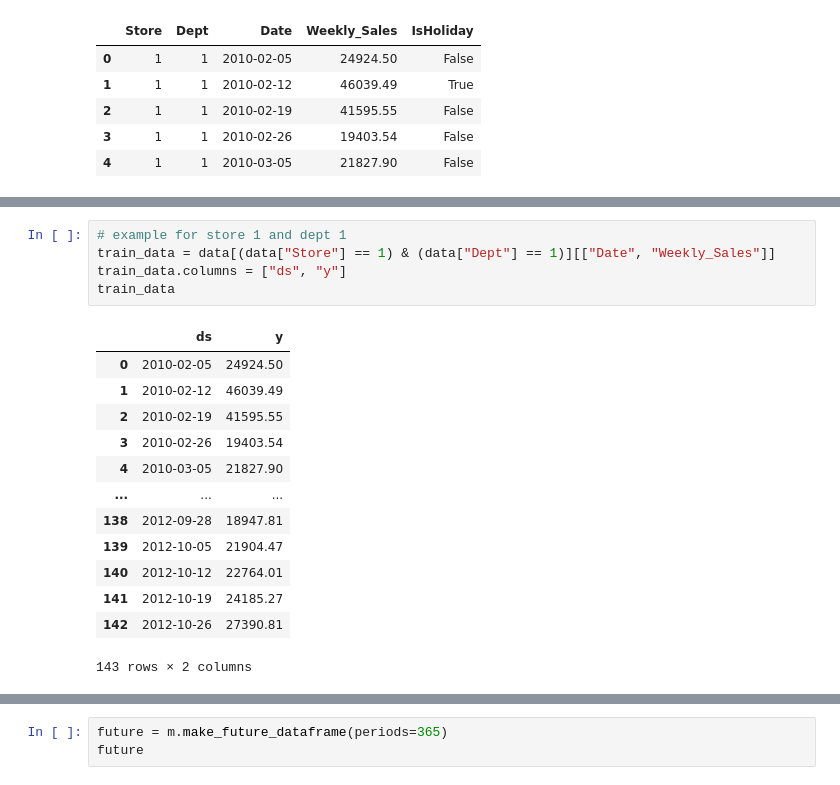
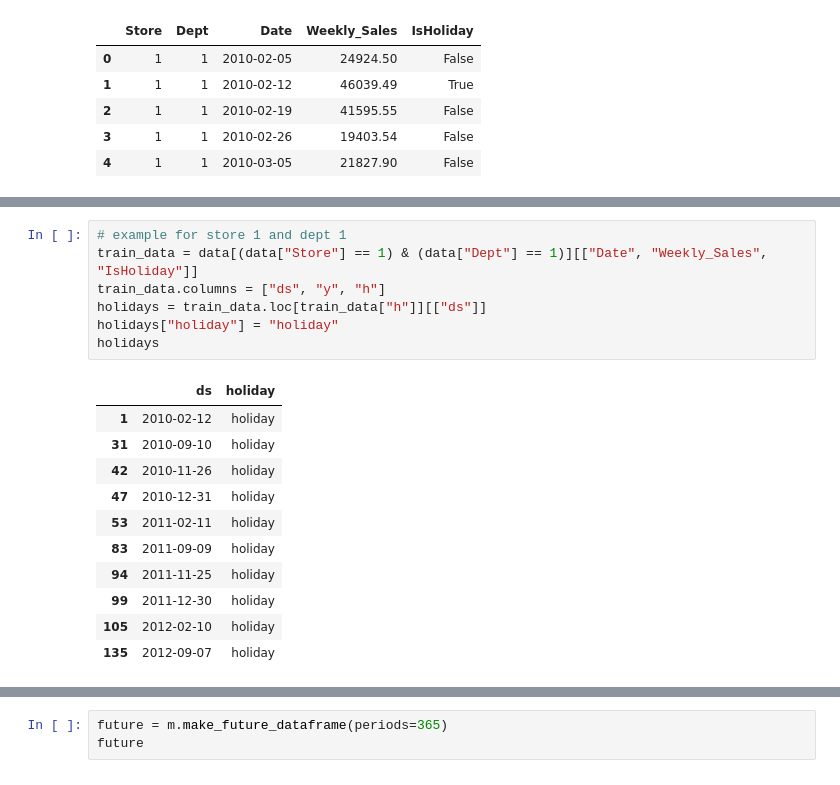
Before and after one commit to czyjtu/time-series-forecasting, a Jupyter notebook: notebooks/store-sales-data.ipynb, the cells around one changed output, grey strips where cells are left out. Drawn from its saved outputs; the diff is of its cells as text.

```diff
--- a/notebooks/store-sales-data.ipynb
+++ b/notebooks/store-sales-data.ipynb
@@ -50,19 +110,19 @@ Importing plotly failed. Interactive plots will not work.
 # %%
 # example for store 1 and dept 1
-train_data = data[(data["Store"] == 1) & (data["Dept"] == 1)][["Date", "Weekly_Sales"]]
-train_data.columns = ["ds", "y"]
-train_data
+train_data = data[(data["Store"] == 1) & (data["Dept"] == 1)][["Date", "Weekly_Sales", "IsHoliday"]]
+train_data.columns = ["ds", "y", "h"]
+holidays = train_data.loc[train_data["h"]][["ds"]]
+holidays["holiday"] = "holiday"
+holidays
 # %% [output]
-|  | ds | y |
-| 0 | 2010-02-05 | 24924.50 |
-| 1 | 2010-02-12 | 46039.49 |
-| 2 | 2010-02-19 | 41595.55 |
-| 3 | 2010-02-26 | 19403.54 |
-| 4 | 2010-03-05 | 21827.90 |
-| ... | ... | ... |
-| 138 | 2012-09-28 | 18947.81 |
-| 139 | 2012-10-05 | 21904.47 |
-| 140 | 2012-10-12 | 22764.01 |
-| 141 | 2012-10-19 | 24185.27 |
-| 142 | 2012-10-26 | 27390.81 |
+|  | ds | holiday |
+| 1 | 2010-02-12 | holiday |
+| 31 | 2010-09-10 | holiday |
+| 42 | 2010-11-26 | holiday |
+| 47 | 2010-12-31 | holiday |
+| 53 | 2011-02-11 | holiday |
+| 83 | 2011-09-09 | holiday |
+| 94 | 2011-11-25 | holiday |
+| 99 | 2011-12-30 | holiday |
+| 105 | 2012-02-10 | holiday |
+| 135 | 2012-09-07 | holiday |
-143 rows × 2 columns
```
Also changed, not shown: parts of 23 cells of this notebook.
